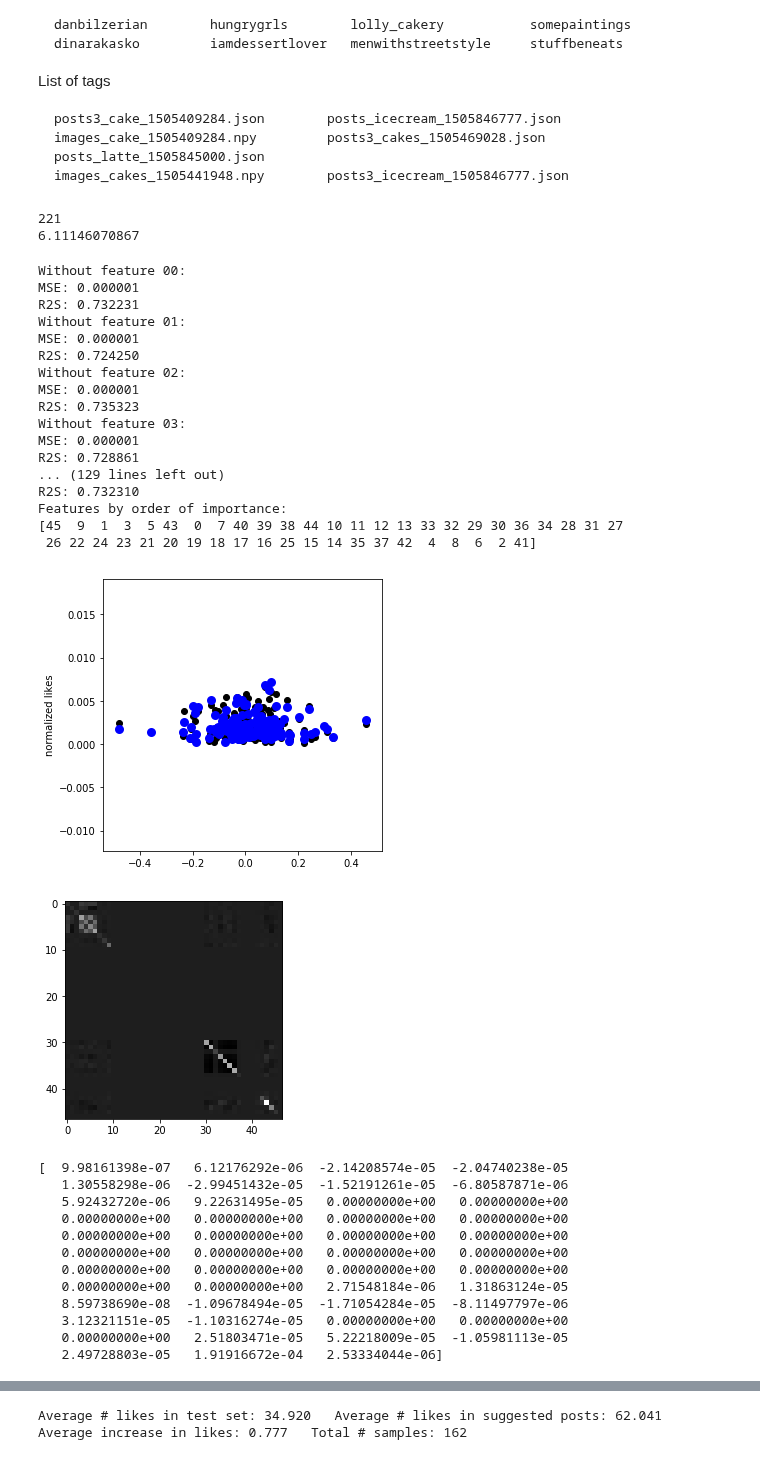
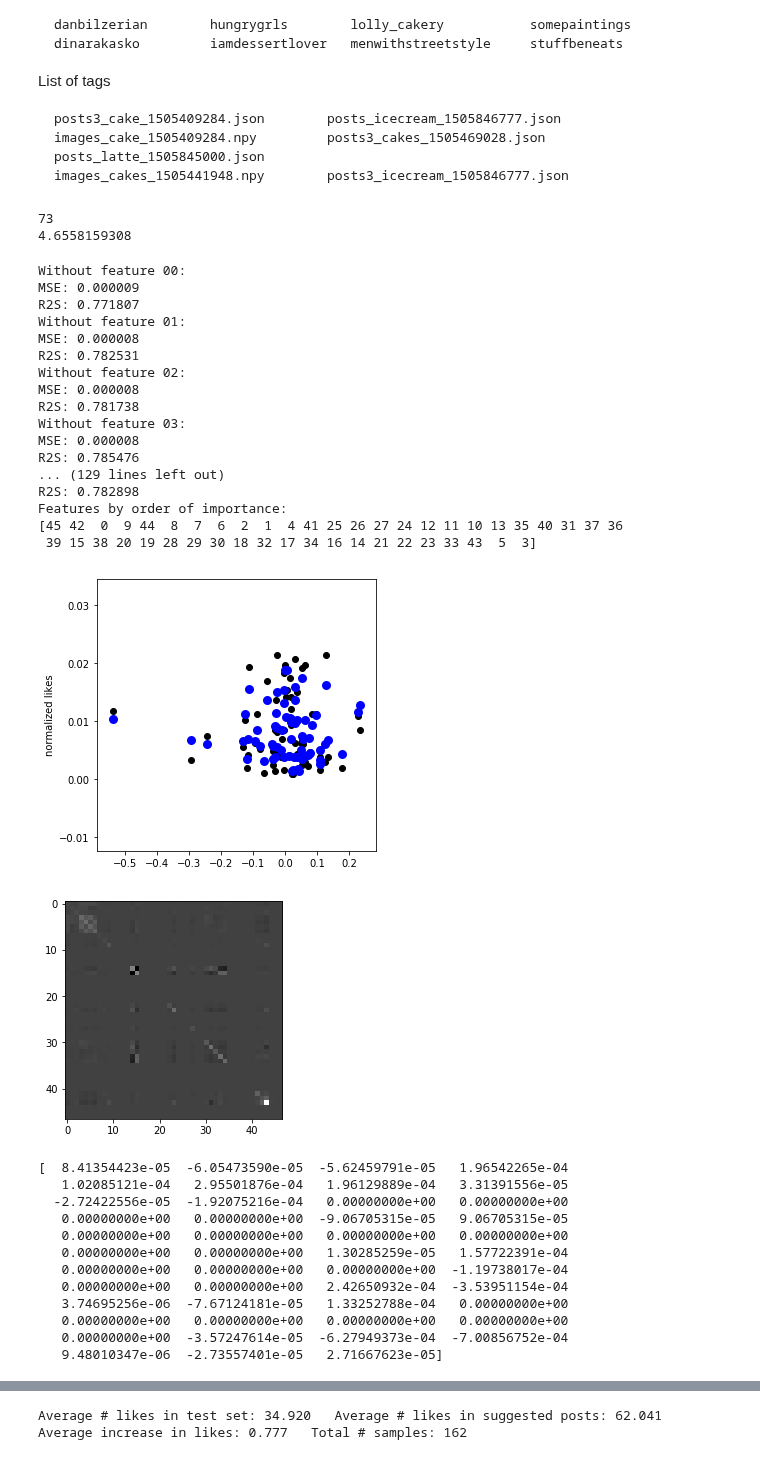
Before and after one commit to AlbertHJLee/minster, a Jupyter notebook: feature_engineering.ipynb, the cells around one changed output, grey strips where cells are left out. Cells and saved outputs as stored; diff of their text form; code cells hidden in the pictures.

```diff
--- a/feature_engineering.ipynb
+++ b/feature_engineering.ipynb
@@ -44,8 +44,8 @@ if userSpecific:
 
 else:
     bytag = True
-    posts, images = utils.getData('posts_cake_1505409284.json',updated=True,rawimages=True)
-    with open('data/users_cake_1505409284.json','r') as infile:
+    posts, images = utils.getData('posts_cakes_1505469028.json',updated=True,rawimages=True)
+    with open('data/users_cakes_1505469028.json','r') as infile:
             users = json.load(infile)
     dfu = pandas.DataFrame(users)
     dfp = pandas.DataFrame(posts)
@@ -123,6 +123,6 @@ for i in range(nposts0):
 print counter
 print np.mean(meanlikes2)
 # %% [output]
-221
-6.11146070867
+73
+4.6558159308
 # %%
@@ -212,7 +370,7 @@ elif True:
     keep[ likeOrder[int(nposts0*.05):int(nposts0*.90)].tolist() ] = True
 
 goodData = data[keep,:]
-y = normlikes[keep]
+y = y_orig[keep]
 
 
 # Split into test and training sets
@@ -279,58 +437,58 @@ R2Sall = R2S(y_cross, y_pred)
 print ''
 print 'With all features:'
 print 'MSE: %8f'%MSEall
 print 'R2S: %8f'%R2Sall
 
 
 print 'Features by order of importance: '
 print R2S_results.argsort()
 
 if True:
 
     fig = plt.figure(figsize=[5,5])
     feat = 0
     plt.scatter(data_cross[:,feat], y_cross,  color='black')
     plt.scatter(data_cross[:,feat], y_pred, color='blue', linewidth=3)
     #plt.xlabel('normalized contrast')
     plt.ylabel('normalized likes')
     plt.show()
 
     cov = np.cov(np.append(data_train,y_train.reshape([ntrain,1]),axis=1).transpose())
     plt.imshow(cov,cmap='gray')
     plt.show()
     print cov[-1,:] #, data_test[1,:]
 # %% [output]
 Without feature 00:
-MSE: 0.000001
-R2S: 0.732231
+MSE: 0.000009
+R2S: 0.771807
 Without feature 01:
-MSE: 0.000001
-R2S: 0.724250
+MSE: 0.000008
+R2S: 0.782531
 Without feature 02:
-MSE: 0.000001
-R2S: 0.735323
+MSE: 0.000008
+R2S: 0.781738
 Without feature 03:
-MSE: 0.000001
-R2S: 0.728861
+MSE: 0.000008
+R2S: 0.785476
 ... (129 lines left out)
-R2S: 0.732310
+R2S: 0.782898
 Features by order of importance:
-[45  9  1  3  5 43  0  7 40 39 38 44 10 11 12 13 33 32 29 30 36 34 28 31 27
- 26 22 24 23 21 20 19 18 17 16 25 15 14 35 37 42  4  8  6  2 41]
+[45 42  0  9 44  8  7  6  2  1  4 41 25 26 27 24 12 11 10 13 35 40 31 37 36
+ 39 15 38 20 19 28 29 30 18 32 17 34 16 14 21 22 23 33 43  5  3]
-[figure, old version]
+[figure, new version]
-[figure, old version]
+[figure, new version]
-[  9.98161398e-07   6.12176292e-06  -2.14208574e-05  -2.04740238e-05
-   1.30558298e-06  -2.99451432e-05  -1.52191261e-05  -6.80587871e-06
-   5.92432720e-06   9.22631495e-05   0.00000000e+00   0.00000000e+00
+[  8.41354423e-05  -6.05473590e-05  -5.62459791e-05   1.96542265e-04
+   1.02085121e-04   2.95501876e-04   1.96129889e-04   3.31391556e-05
+  -2.72422556e-05  -1.92075216e-04   0.00000000e+00   0.00000000e+00
+   0.00000000e+00   0.00000000e+00  -9.06705315e-05   9.06705315e-05
    0.00000000e+00   0.00000000e+00   0.00000000e+00   0.00000000e+00
+   0.00000000e+00   0.00000000e+00   1.30285259e-05   1.57722391e-04
+   0.00000000e+00   0.00000000e+00   0.00000000e+00  -1.19738017e-04
+   0.00000000e+00   0.00000000e+00   2.42650932e-04  -3.53951154e-04
+   3.74695256e-06  -7.67124181e-05   1.33252788e-04   0.00000000e+00
    0.00000000e+00   0.00000000e+00   0.00000000e+00   0.00000000e+00
-   0.00000000e+00   0.00000000e+00   0.00000000e+00   0.00000000e+00
-   0.00000000e+00   0.00000000e+00   0.00000000e+00   0.00000000e+00
-   0.00000000e+00   0.00000000e+00   2.71548184e-06   1.31863124e-05
-   8.59738690e-08  -1.09678494e-05  -1.71054284e-05  -8.11497797e-06
-   3.12321151e-05  -1.10316274e-05   0.00000000e+00   0.00000000e+00
-   0.00000000e+00   2.51803471e-05   5.22218009e-05  -1.05981113e-05
-   2.49728803e-05   1.91916672e-04   2.53334044e-06]
+   0.00000000e+00  -3.57247614e-05  -6.27949373e-04  -7.00856752e-04
+   9.48010347e-06  -2.73557401e-05   2.71667623e-05]
 # %%
 # Run regression on test set with most informative features
 
```
Also changed, not shown: parts of 4 cells of this notebook, 4 other files.
